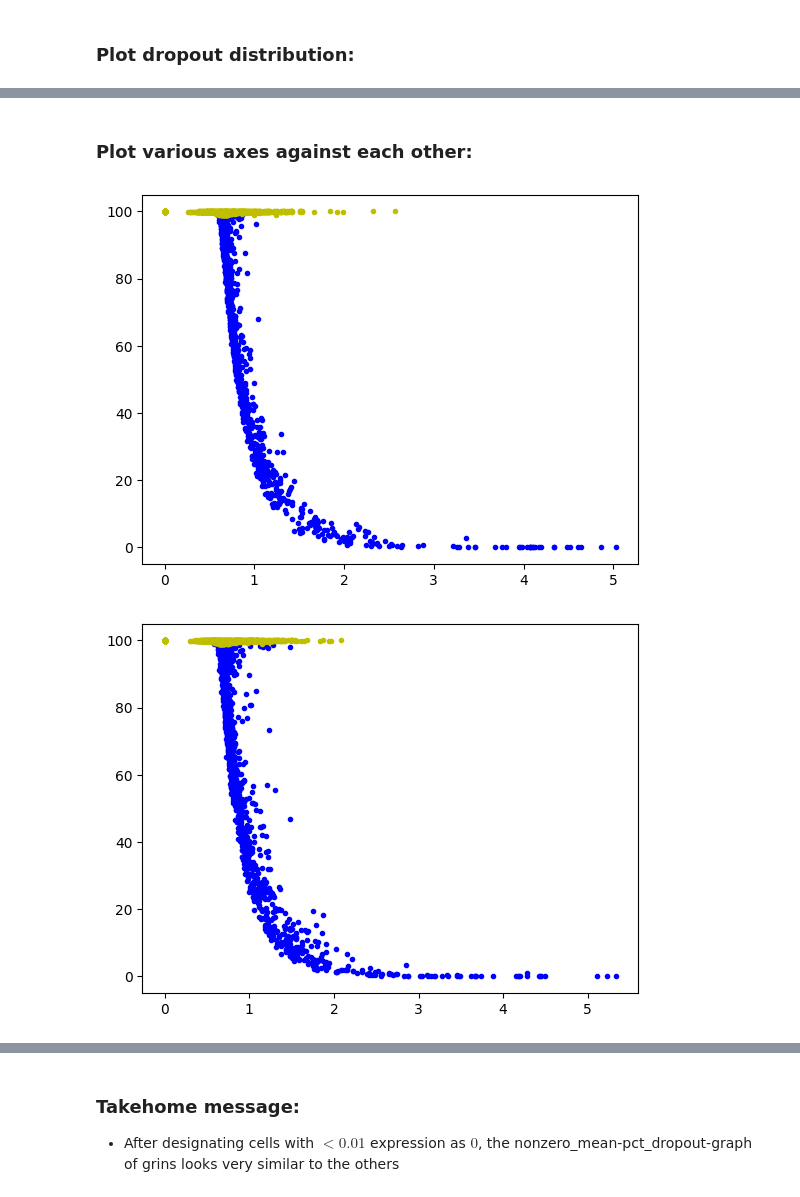
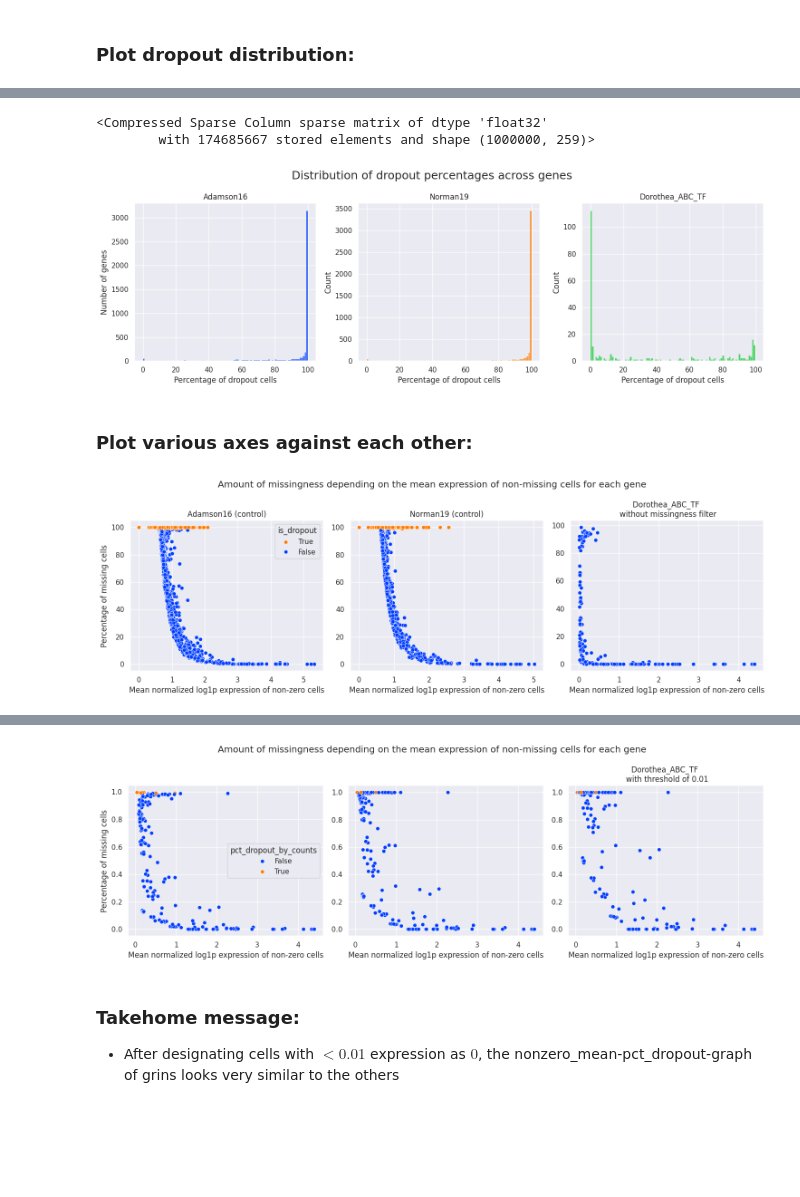
Before and after one commit to GeorgSommerer/bsc_thesis_pGRiNS, a Jupyter notebook: pgrins_explore.ipynb, the cells around one changed output, grey strips where cells are left out. Cells and saved outputs as stored; diff of their text form; code cells hidden in the pictures; blank space fills up the shorter version.

Commit message:
Continued working on the initial processes of the pipeline (normalization, subsetting, .topo creation) and formalizing them

```diff
--- a/pgrins_explore.ipynb
+++ b/pgrins_explore.ipynb
@@ -110,6 +99,8 @@ adamson_dropout_genes = list(adamson_data.var[adamson_isdropout].index)
 grins_dropouts = np.asarray(grins_data.var["pct_dropout_by_counts"])
 grins_mean_non_zero = grins_mean/(1-grins_dropouts/100)
 grins_isdropout = grins_data.var["pct_dropout_by_counts"]>99
+grins_old_dropouts = np.asarray(grins_data_old.var["pct_dropout_by_counts"])
+grins_old_isdropout = grins_data_old.var["pct_dropout_by_counts"]>99
 grins_dropout_genes = list(grins_data.var[grins_isdropout].index)
 # %%
 def get_nonzero_stats(layer):
@@ -140,6 +131,7 @@ def get_nonzero_stats(layer):
 norman_stats = get_nonzero_stats(norman_data.layers["log1p"])
 adamson_stats = get_nonzero_stats(adamson_data.layers["log1p"])
 grins_stats = get_nonzero_stats(grins_data.layers["log1p"])
+grins_old_stats = get_nonzero_stats(grins_data_old.layers["log1p"])
 # %%
 # Naive idea: find the percentage of non-zero cells
 scipy.sparse.csr_matrix.getnnz(norman_data.X)/(norman_data.X.shape[0]*norman_data.X.shape[1])
@@ -160,3 +163,26 @@ plt.show()
+# %%
+grins_data.X
+# %% [output]
+<Compressed Sparse Column sparse matrix of dtype 'float32'
+        with 174685667 stored elements and shape (1000000, 259)>
+# %%
+palette = iter(sns.color_palette("bright"))
+fig,axs = plt.subplots(ncols=3,figsize=(15,5))
+sns.histplot(ax=axs[0],x=adamson_data.var["pct_dropout_by_counts"],bins=100,color=next(palette))
+sns.histplot(ax=axs[1],x=norman_data.var["pct_dropout_by_counts"],bins=100,color=next(palette))
+sns.histplot(ax=axs[2],x=grins_data_old.var["pct_dropout_by_counts"],bins=100,color=next(palette))
+axs[0].set_title("Adamson16")
+axs[1].set_title("Norman19")
+axs[2].set_title("Dorothea_ABC_TF")
+axs[0].set_ylabel("Number of genes")
+for i in range(3):
+    axs[i].set_xlabel("Percentage of dropout cells")
+fig.suptitle("Distribution of dropout percentages across genes",fontsize=18)
+fig.tight_layout()
+plt.savefig("test.png",dpi=300)
+plt.show()
+# %% [output]
+[figure, added]
 # %%
 # Use nonzero stats to classify to separate zeroes
 # Look at how missingness appears across cells (e.g. cells completely missing)
@@ -164,20 +190,21 @@ plt.show()
 # %% [markdown]
 ### Plot various axes against each other:
 # %%
-plt.plot(norman_stats["mean"][~norman_isdropout],norman_dropouts[~norman_isdropout],".",c="b") # The problem with this approach is that there is no function mappable to this
-plt.plot(norman_stats["mean"][norman_isdropout],norman_dropouts[norman_isdropout],".",c="y")
-#plt.xlim(-1,1)
-plt.show()
-plt.plot(adamson_stats["mean"][~adamson_isdropout],adamson_dropouts[~adamson_isdropout],".",c="b") # The problem with this approach is that there is no function mappable to this
-plt.plot(adamson_stats["mean"][adamson_isdropout],adamson_dropouts[adamson_isdropout],".",c="y") # The problem with this approach is that there is no function mappable to this
-#plt.xlim(-1,1)
-plt.show()
-plt.plot(grins_stats["mean"],grins_dropouts,".") # The problem with this approach is that there is no function mappable to this
-#plt.xlim(-1,1)
-plt.show()
-
-# These plots showcase that prob. for non 100% outliers can be modeled well with a sigmoid(?)
-# Therefore, maybe mark these and find a way to distinguish them from the rest
+with palette:
+    fig, axs = plt.subplots(ncols=3,figsize=(15,5))
+    a = sns.scatterplot(ax=axs[0],x=adamson_stats["mean"],y=adamson_dropouts,hue=adamson_isdropout)
+    n = sns.scatterplot(ax=axs[1],x=norman_stats["mean"],y=norman_dropouts,hue=norman_isdropout,legend=False)
+    g = sns.scatterplot(ax=axs[2],x=grins_old_stats["mean"],y=grins_old_dropouts,hue=grins_old_isdropout,legend=False)
+    a.legend(title="is_dropout",loc="upper right",labels=["True","False"])
+    a.set_title("Adamson16 (control)")
+    n.set_title("Norman19 (control)")
+    g.set_title("Dorothea_ABC_TF \n without missingness filter")
+    fig.suptitle("Amount of missingness depending on the mean expression of non-missing cells for each gene")
+    axs[0].set_ylabel("Percentage of missing cells")
+    for i in range(3):
+        axs[i].set_xlabel("Mean normalized log1p expression of non-zero cells")
+    fig.tight_layout()
+    plt.savefig("Prep_Data/Plots/missingness_vs_mean_nz_old.png",dpi=300)
+    fig.show()
 # %% [output]
-[figure, old version]
+[figure, new version]
-[figure, removed]
@@ -185,3 +211,22 @@ plt.show()
+# %%
+with palette:
+    fig, axs = plt.subplots(ncols=3,figsize=(15,5))
+    g = sns.scatterplot(ax=axs[0],x=grins_stats["mean"],y=1-(1-grins_dropouts/100)**1,hue=grins_isdropout)
+    g = sns.scatterplot(ax=axs[1],x=grins_stats["mean"],y=1-(1-grins_dropouts/100)**2,hue=grins_isdropout,legend=False)
+    g = sns.scatterplot(ax=axs[2],x=grins_stats["mean"],y=1-(1-grins_dropouts/100)**5,hue=grins_isdropout,legend=False)
+    a.legend(title="is_dropout",loc="upper right",labels=["True","False"])
+    a.set_title("Adamson16 (control)")
+    n.set_title("Norman19 (control)")
+    g.set_title("Dorothea_ABC_TF \n with threshold of 0.01")
+    fig.suptitle("Amount of missingness depending on the mean expression of non-missing cells for each gene")
+    axs[0].set_ylabel("Percentage of missing cells")
+    for i in range(3):
+        axs[i].set_xlabel("Mean normalized log1p expression of non-zero cells")
+    fig.tight_layout()
+    plt.savefig("Prep_Data/Plots/missingness_vs_mean_nz_002.png",dpi=300)
+    fig.show()
+# %% [output]
+[figure, added]
 # %% [markdown]
 ### Takehome message:
 - After designating cells with $<0.01$ expression as $0$, the nonzero_mean-pct_dropout-graph of grins looks very similar to the others
```
Also changed, not shown: parts of 11 cells of this notebook, 13 other files.
